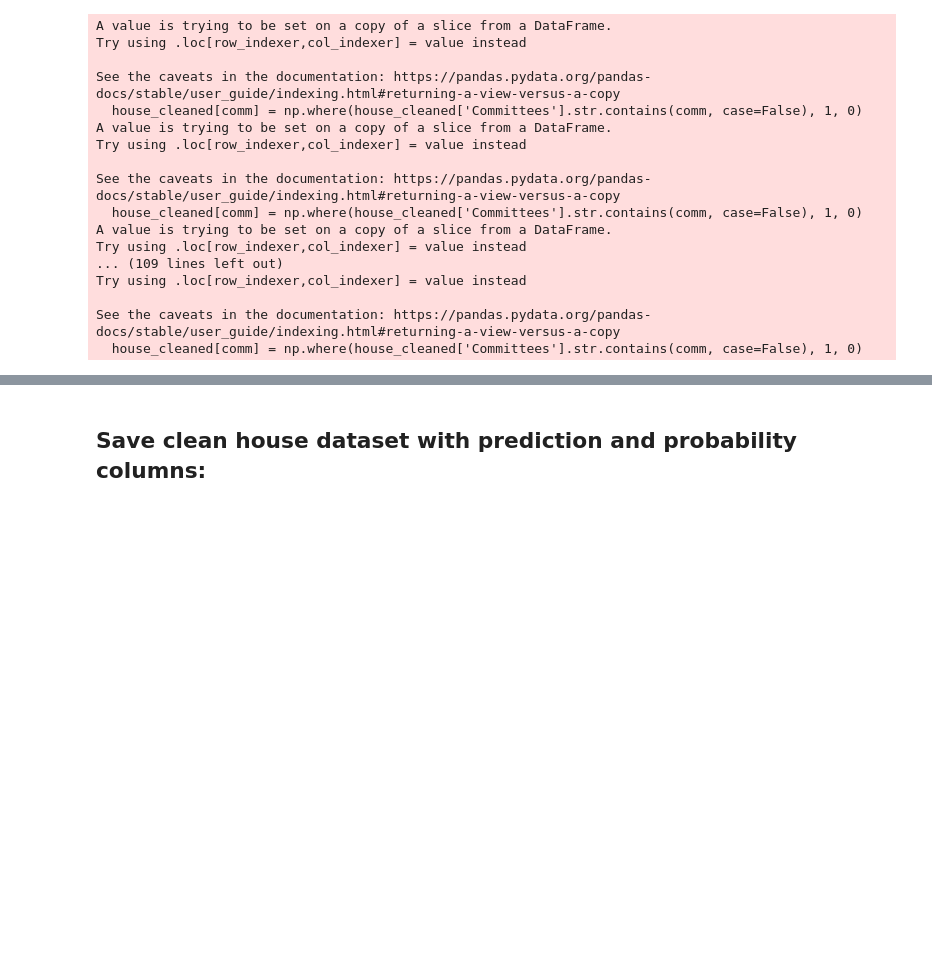
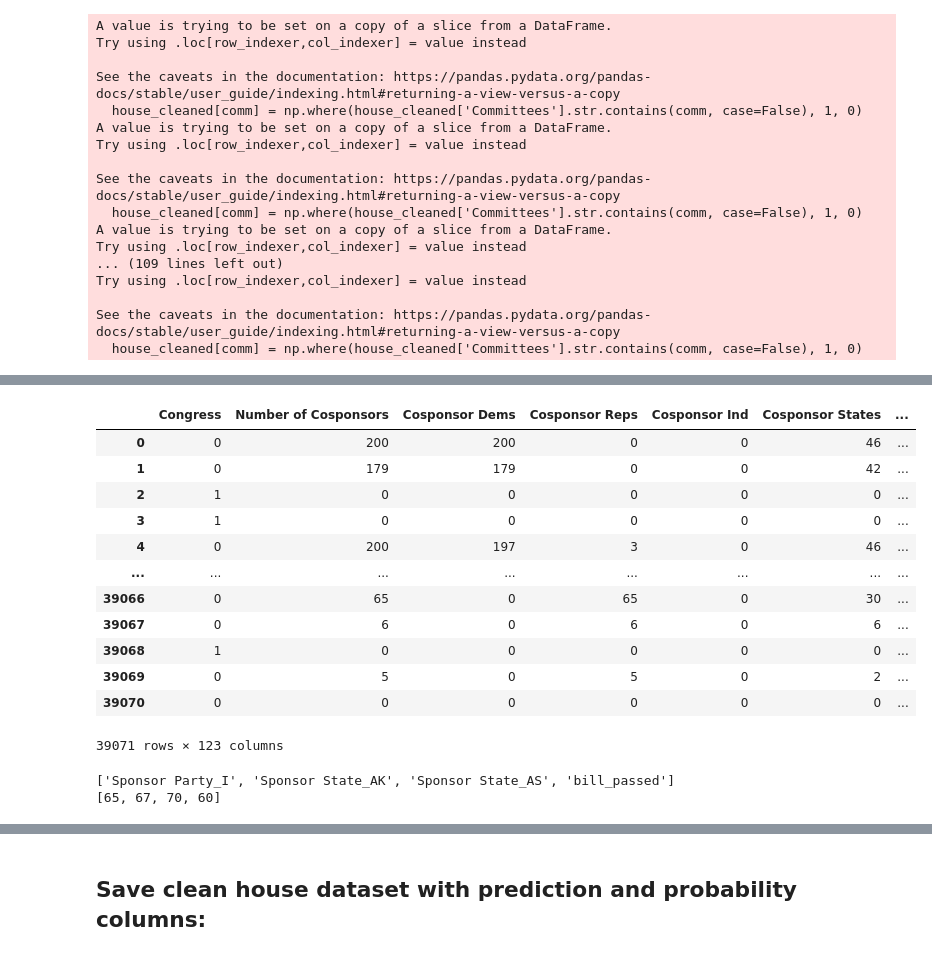
Before and after one commit to JJERANEK/Project-4, a Jupyter notebook: etl_ml_notebooks/etl_predict_currentbills.ipynb, the cells around one changed output, grey strips where cells are left out. Saved outputs shown, nothing was run; the diff lists cells and outputs as text; code cells hidden in the pictures; blank space fills up the shorter version.

```diff
--- a/etl_ml_notebooks/etl_predict_currentbills.ipynb
+++ b/etl_ml_notebooks/etl_predict_currentbills.ipynb
@@ -351,0 +309,32 @@ house_cleaned.head()
+# %%
+# Read in saved training data:
+house_historical_df = pd.read_csv(f'{output_filepath}/house_processed.csv' )
+house_historical_df
+# %% [output]
+|  | Congress | Number of Cosponsors | Cosponsor Dems | Cosponsor Reps | Cosponsor Ind | Cosponsor States | ... |
+| 0 | 0 | 200 | 200 | 0 | 0 | 46 | ... |
+| 1 | 0 | 179 | 179 | 0 | 0 | 42 | ... |
+| 2 | 1 | 0 | 0 | 0 | 0 | 0 | ... |
+| 3 | 1 | 0 | 0 | 0 | 0 | 0 | ... |
+| 4 | 0 | 200 | 197 | 3 | 0 | 46 | ... |
+| ... | ... | ... | ... | ... | ... | ... | ... |
+| 39066 | 0 | 65 | 0 | 65 | 0 | 30 | ... |
+| 39067 | 0 | 6 | 0 | 6 | 0 | 6 | ... |
+| 39068 | 1 | 0 | 0 | 0 | 0 | 0 | ... |
+| 39069 | 0 | 5 | 0 | 5 | 0 | 2 | ... |
+| 39070 | 0 | 0 | 0 | 0 | 0 | 0 | ... |
+39071 rows × 123 columns
+# %%
+# Compare training data to current bills and find the index of missing values:
+missing_cols_lst = house_historical_df.columns.difference(house_cleaned.columns).tolist()
+missing_cols_index = [house_historical_df.columns.get_loc(col) for col in missing_cols_lst]
+print(missing_cols_lst)
+print(missing_cols_index)
+# Subtract 1 for removing bill_passed and this is the order we need to add each column with all zeros:
+# 'Sponsor Party_I' = 64, 'Sponsor State_AK' = 66, 'Sponsor State_AS' = 69
+house_cleaned.insert(64, 'Sponsor Party_I', 0)
+house_cleaned.insert(66, 'Sponsor State_AK', 0)
+house_cleaned.insert(69, 'Sponsor State_AS', 0)
+# %% [output]
+['Sponsor Party_I', 'Sponsor State_AK', 'Sponsor State_AS', 'bill_passed']
+[65, 67, 70, 60]
```
Also changed, not shown: parts of 36 cells of this notebook, 4 other files.
